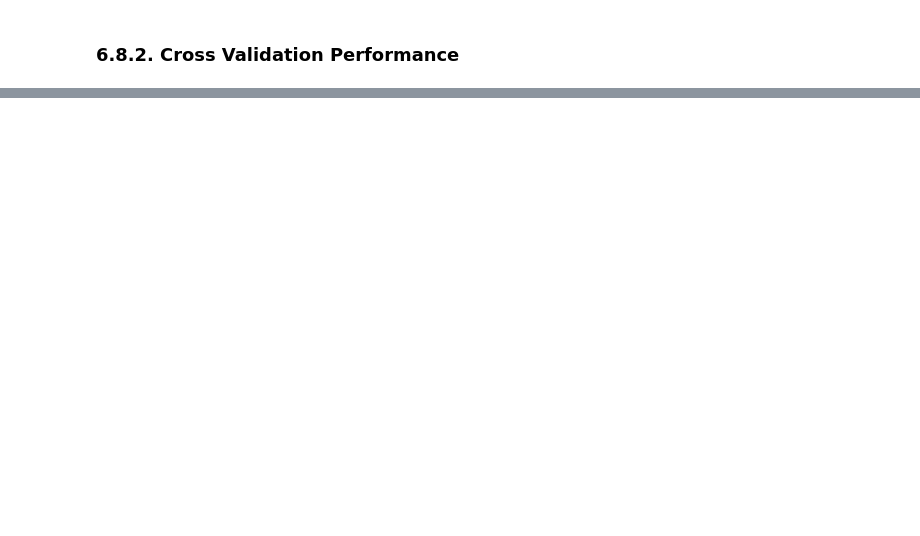
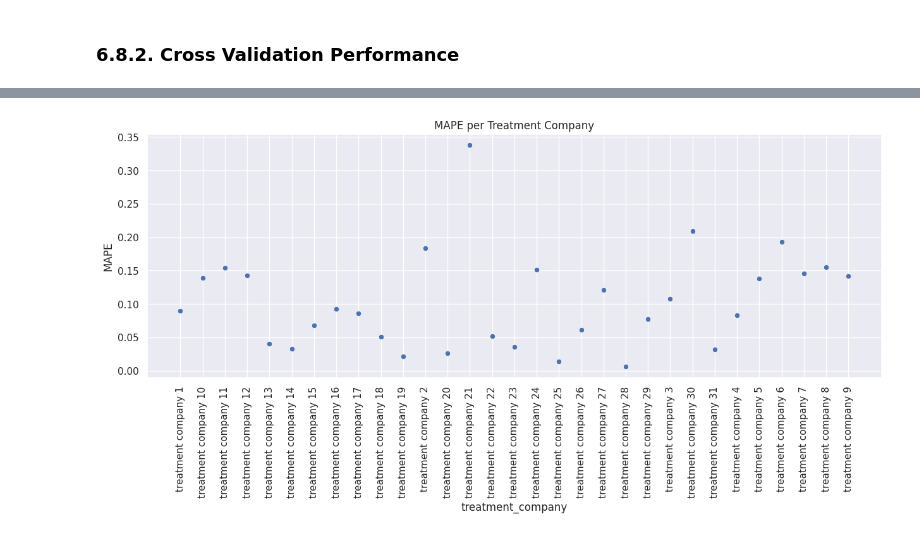
Before and after one commit to m4theus4ndr4de/regression-oil-production-prediction, a Jupyter notebook: notebook/production_prediction.ipynb, the cells around one changed output, grey strips where cells are left out. Drawn from its saved outputs; the diff is of its cells as text; code cells hidden in the pictures; blank space fills up the shorter version.

Commit message:
error evaluation

```diff
--- a/notebook/production_prediction.ipynb
+++ b/notebook/production_prediction.ipynb
@@ -1044,0 +1296,8 @@ models_performance_cv
+# %%
+df4_cv['predictions'] = ctbm_tuned.predict(x_train_modeling_cv)
+df8 = df4_cv[['treatment_company', 'operator', 'production', 'predictions']]
+
+df8['production'] = mm_production.inverse_transform(df8[['production']].copy())
+df8['predictions'] = mm_production.inverse_transform(df8[['predictions']].copy())
+df8['treatment_company'] = df4.sample(frac=1, random_state=42)['treatment_company'].copy()
+df8['operator'] = df4.sample(frac=1, random_state=42)['operator'].copy()
@@ -1044,0 +1325,25 @@ models_performance_cv
+# %%
+# sum of predictions
+df81 = df8[['treatment_company', 'predictions']].groupby('treatment_company').sum().reset_index()
+
+# MAE and MAPE
+df8_aux1 = df8[['treatment_company', 'production', 'predictions']].groupby('treatment_company').apply(lambda x: mt.mean_absolute_error(x['production'], x['predictions'])).reset_index().rename(columns={0: 'MAE'})
+df8_aux2 = df8[['treatment_company', 'production', 'predictions']].groupby('treatment_company').apply(lambda x: mean_absolute_percentage_error(x['production'], x['predictions'])).reset_index().rename(columns={0: 'MAPE'})
+
+# merge
+df8_aux3 = pd.merge(df8_aux1, df8_aux2, how='inner', on='treatment_company')
+df82 = pd.merge(df81, df8_aux3, how='inner', on='treatment_company')
+
+# scenarios
+df82['worst_scenario'] = df82['predictions'] - df82['MAE']
+df82['best_scenario'] = df82['predictions'] + df82['MAE']
+
+# order columns
+df82 = df82[['treatment_company', 'predictions', 'worst_scenario', 'best_scenario', 'MAE', 'MAPE']]
+
+plt.figure(figsize=(15, 5))
+sns.scatterplot(x='treatment_company', y='MAPE', data=df82);
+plt.xticks(rotation=90);
+plt.title('MAPE per Treatment Company');
+# %% [output]
+[figure, added]
```
Also changed, not shown: parts of 27 cells of this notebook, 34 other files.
